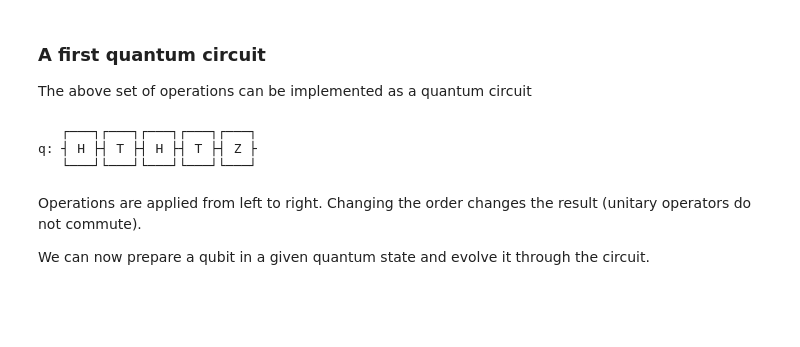
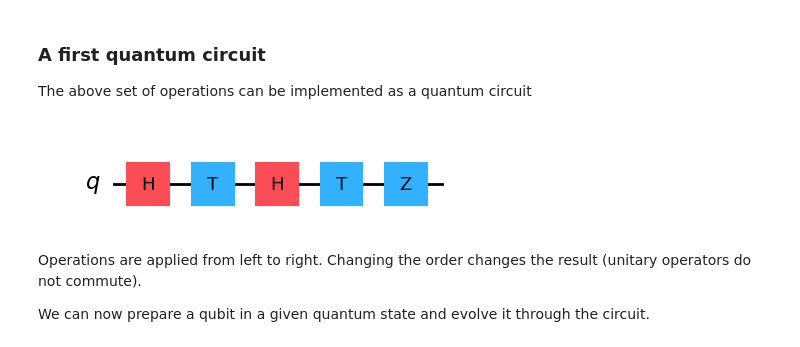
Before and after one commit to dasobral/qc-notebooks, a Jupyter notebook: qinfo_basics.ipynb, the cells around one changed output. Saved outputs shown, nothing was run; the diff lists cells and outputs as text; code cells hidden in the pictures; blank space fills up the shorter version.

```diff
--- a/qinfo_basics.ipynb
+++ b/qinfo_basics.ipynb
@@ -246,20 +248,18 @@ The above set of operations can be implemented as a quantum circuit
 # %%
 from qiskit import QuantumCircuit
 
 circ = QuantumCircuit(1)
 
 circ.h(0)
 circ.t(0)
 circ.h(0)
 circ.t(0)
 circ.z(0)
 
 
-circ.draw()
+circ.draw('mpl')
 # %% [output]
-   ┌───┐┌───┐┌───┐┌───┐┌───┐
-q: ┤ H ├┤ T ├┤ H ├┤ T ├┤ Z ├
-   └───┘└───┘└───┘└───┘└───┘
+[figure, added]
 # %% [markdown]
 Operations are applied from left to right. Changing the order changes the result (unitary operators do not commute).
 
```
Also changed, not shown: parts of 35 cells of this notebook.
